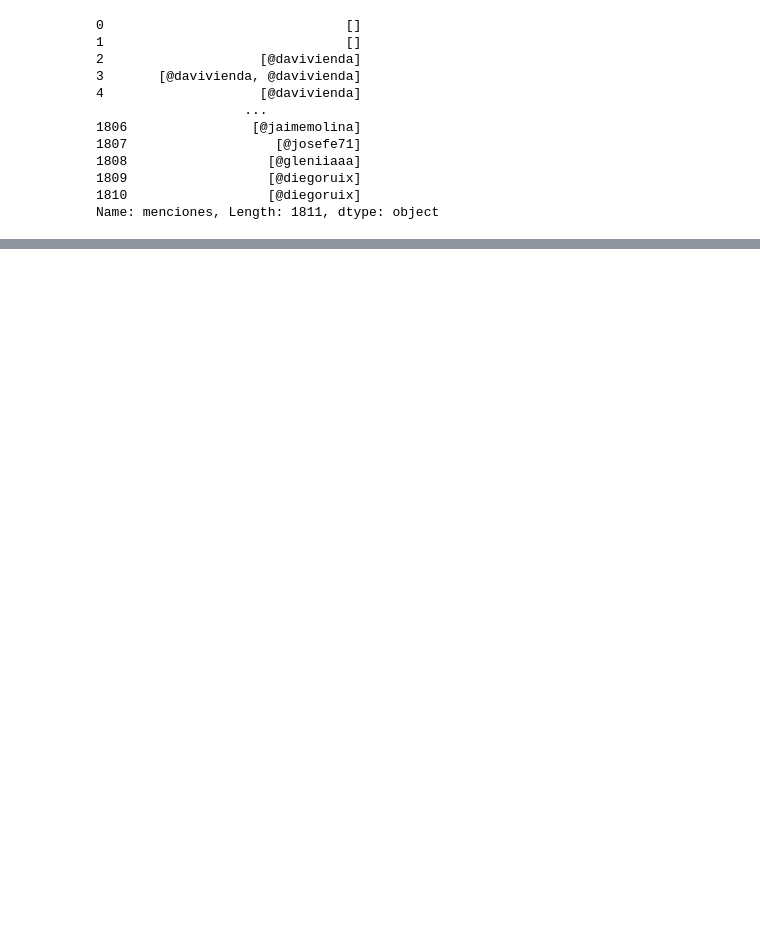
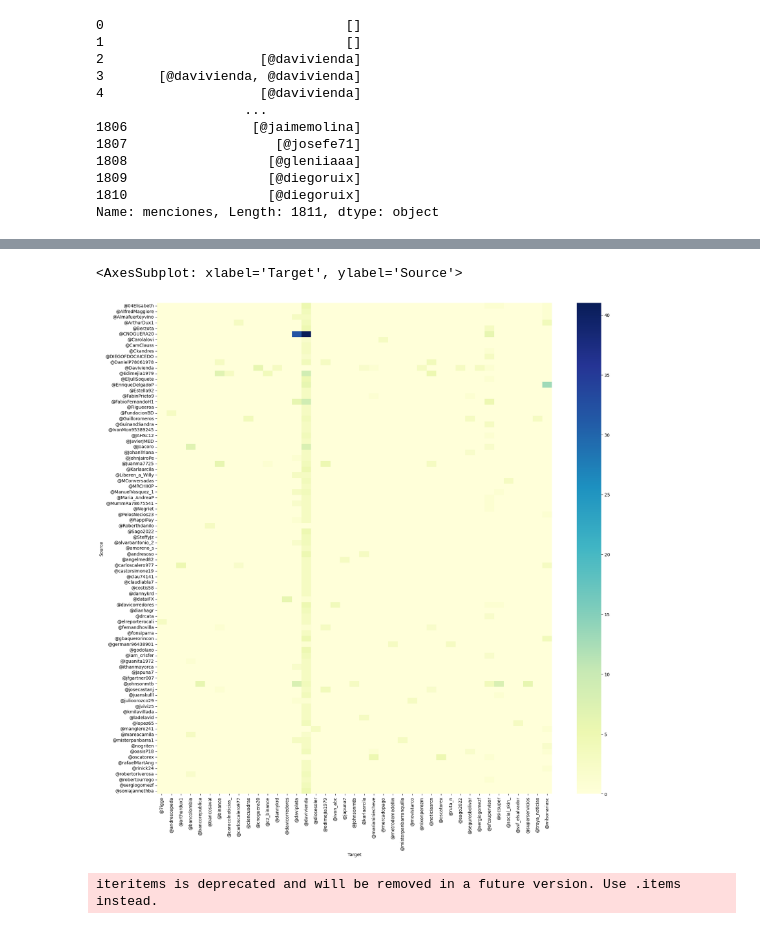
Before and after one commit to Izainea/pruebas_vivi, a Jupyter notebook: prueba_NLP_cientifico_vivi/Código/Exploración.ipynb, the cells around one changed output, grey strips where cells are left out. Drawn from its saved outputs; the diff is of its cells as text; code cells hidden in the pictures; blank space fills up the shorter version.

```diff
--- a/prueba_NLP_cientifico_vivi/Código/Exploración.ipynb
+++ b/prueba_NLP_cientifico_vivi/Código/Exploración.ipynb
@@ -174,5 +171,5 @@ for i in range(len(df_tweets)):
     for j in df_tweets['menciones'][i]:
             df_edges_mencion_temp=pd.DataFrame(data={'Source':[df_tweets['UserName'][i]],'Target':[j],'Weight':[1],'Type':['Mencion']})
             list_df.append(df_edges_mencion_temp)
-df_edges_menciones=pd.concat(list_df)
-df_edges_menciones=df_edges_menciones.groupby(['Source','Target','Type']).sum().reset_index()
+df_edges_mencion=pd.concat(list_df)
+df_edges_mencion=df_edges_mencion.groupby(['Source','Target','Type']).sum().reset_index()
@@ -238,3 +235,17 @@ df_users_menciones=df_users_menciones.groupby(['Id','Label','Type']).sum().reset
 df_users_menciones.to_csv("../Datos/usuarios_menciones.csv",index=False)
 # %%
 ## Veamos las relaciones de usuarios en mapas de calor
+
+df_heat_map=df_edges_mencion.groupby(['Source','Target']).sum().reset_index()
+df_heat_map=df_heat_map.pivot(index='Source',columns='Target',values='Weight')
+df_heat_map=df_heat_map.fillna(0)
+# %%
+df_columns_heatmap=df_heat_map[((df_heat_map>2).sum()[(df_heat_map>2).sum()>0]).index]
+df_columns_heatmap=df_columns_heatmap[((df_columns_heatmap>2).sum(axis=1)>0)]
+df_columns_heatmap
+
+plt.figure(figsize=(20,20))
+sns.heatmap(df_columns_heatmap,cmap="YlGnBu")
+# %% [output]
+<AxesSubplot: xlabel='Target', ylabel='Source'>
+[figure, added]
@@ -240,0 +268,6 @@ df_users_menciones.to_csv("../Datos/usuarios_menciones.csv",index=False)
+# %%
+DFP=pd.DataFrame(data=df_edges_mencion[['Source','Target']],columns=['Source','Target'])
+fig = px.parallel_categories(DFP)
+fig.show()
+# %% [output]
+iteritems is deprecated and will be removed in a future version. Use .items instead.
```
Also changed, not shown: parts of 9 cells of this notebook, 4 other files.
